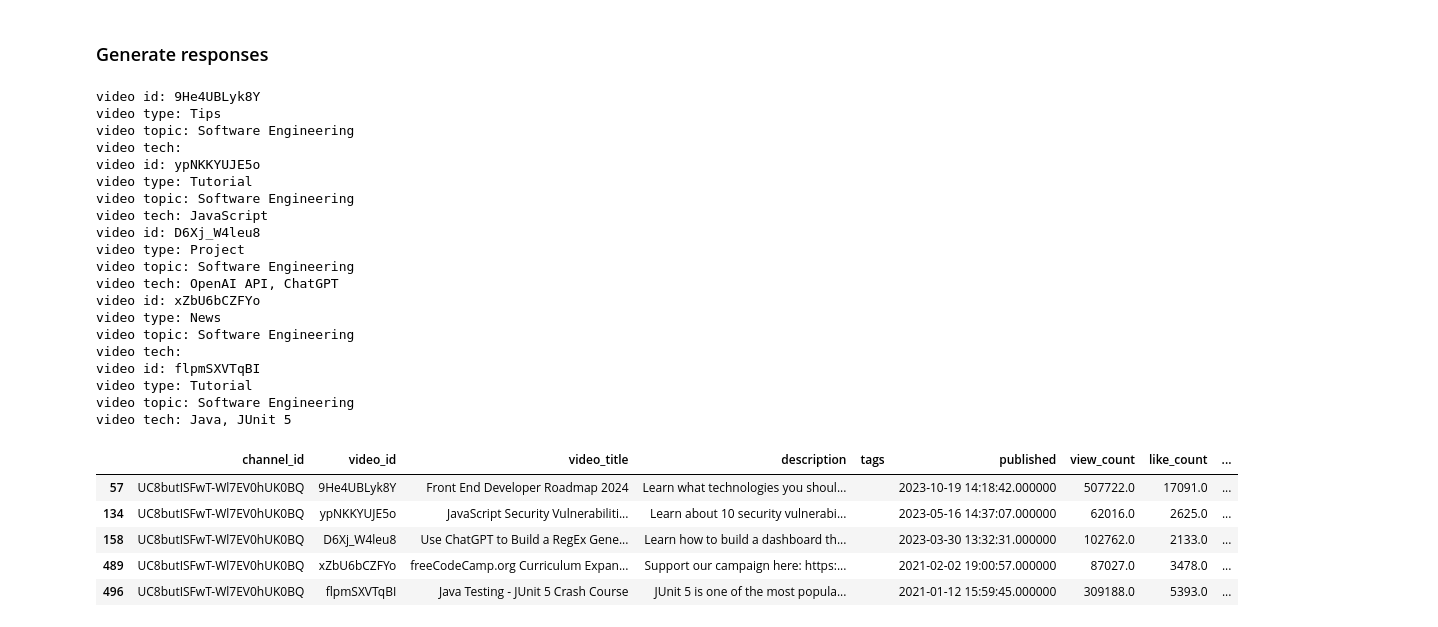
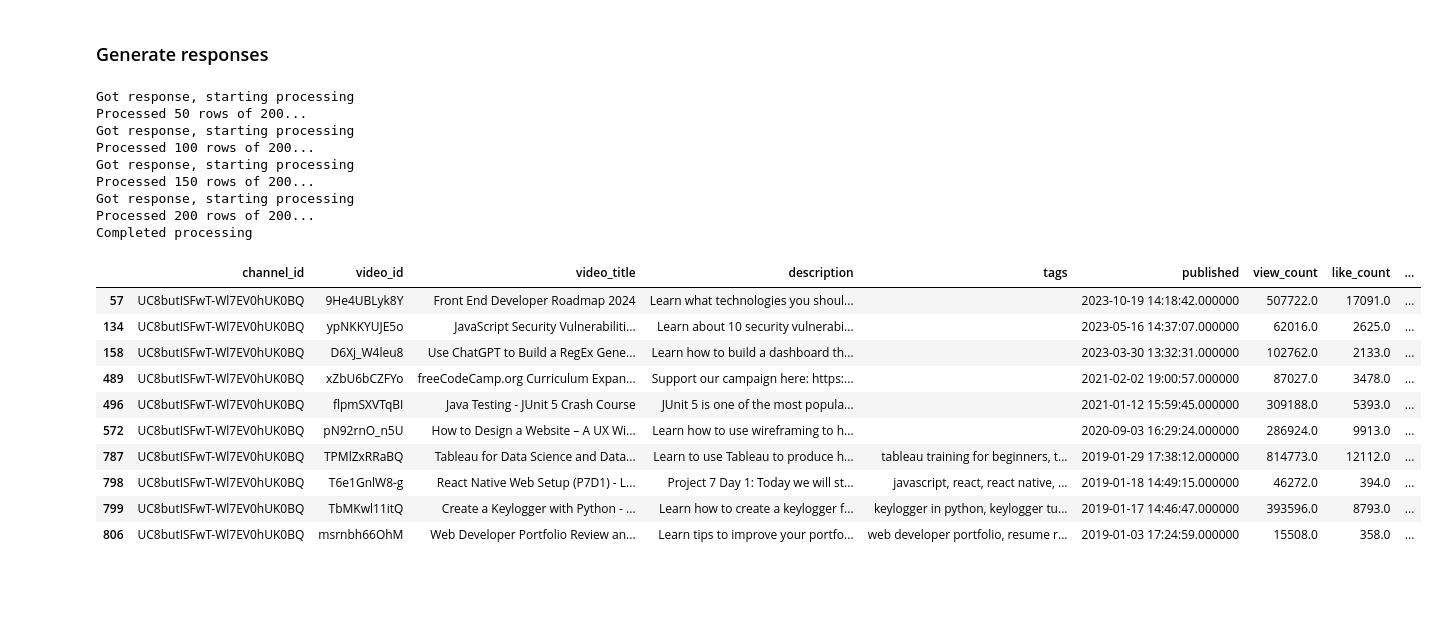
Before and after one commit to harryallum/YouTube-Video-Analysis, a Jupyter notebook: analysis/gemini_classifyer.ipynb, the cells around one changed output. Cells and saved outputs as stored; diff of their text form; code cells hidden in the pictures; blank space fills up the shorter version.

```diff
--- a/analysis/gemini_classifyer.ipynb
+++ b/analysis/gemini_classifyer.ipynb
@@ -45,7 +45,7 @@ videos_for_labelling_df = filter_videos_by_duration(video_df)
 ### Create traning dataset
 # %%
 # Create training dataset
-videos_for_labelling_df = videos_for_labelling_df.head(100) # defines the size of the training dataset
+videos_for_labelling_df = videos_for_labelling_df.head(200) # defines the size of the training dataset
 # %% [markdown]
 ### Create Gemini prompt
 # %%
@@ -140,15 +140,18 @@ total_videos = len(videos_for_labelling_df)
 # Define chunk size
 chunk_size = 50
 
-# Initialize response list
+# Init response list
 responses = []
+
+# Chunk counter
+chunk_count = 0
 
 # Loop through the DataFrame in chunks of 50
 for chunk_start in range(0, total_videos, chunk_size):
     # Get chunk of videos
     videos_chunk = videos_for_labelling_df.iloc[chunk_start:chunk_start + chunk_size]
 
-    # Initialize prompt
+    # Init prompt
     prompt = prompt_str
 
     # Add video information to prompt
@@ -162,55 +165,50 @@ for chunk_start in range(0, total_videos, chunk_size):
 
     video_info_dict = json.loads(response_text)
 
-    # Map video_type, video_topic, and technologies to the existing DataFrame
+    print("Got response, starting processing")
+
+    # Map video_type, video_topic, and technologies to the existing df
     for video in video_info_dict['videos']:
         video_id = video['video_id']
         video_type = video['video_info']['video_type']
         video_topic = video['video_info']['video_topic']
         technologies = ', '.join(video['video_info']['technologies'])
-        print(f"video id: {video_id}")
-        print(f"video type: {video_type}")
-        print(f"video topic: {video_topic}")
-        print(f"video tech: {technologies}")
 
-        # Update the DataFrame with the extracted information
+        # Update the df with the extracted information
         videos_for_labelling_df.loc[videos_for_labelling_df['video_id'] == video_id, 'video_type'] = video_type
         videos_for_labelling_df.loc[videos_for_labelling_df['video_id'] == video_id, 'video_topic'] = video_topic
         videos_for_labelling_df.loc[videos_for_labelling_df['video_id'] == video_id, 'technologies'] = technologies
 
-    chunk = chunk_start + chunk_size
-    print(f'Completed {chunk} rows...')
+    chunk_count += chunk_size
+
+    print(f'Processed {chunk_count} rows of {total_videos}...')
 
     # Add a delay before processing the next chunk
     time.sleep(10)
+
+print('Completed processing')
 # %% [output]
-video id: 9He4UBLyk8Y
-video type: Tips
-video topic: Software Engineering
-video tech:
-video id: ypNKKYUJE5o
-video type: Tutorial
-video topic: Software Engineering
-video tech: JavaScript
-video id: D6Xj_W4leu8
-video type: Project
-video topic: Software Engineering
-video tech: OpenAI API, ChatGPT
-video id: xZbU6bCZFYo
-video type: News
-video topic: Software Engineering
-video tech:
-video id: flpmSXVTqBI
-video type: Tutorial
-video topic: Software Engineering
-video tech: Java, JUnit 5
+Got response, starting processing
+Processed 50 rows of 200...
+Got response, starting processing
+Processed 100 rows of 200...
+Got response, starting processing
+Processed 150 rows of 200...
+Got response, starting processing
+Processed 200 rows of 200...
+Completed processing
 # %%
-videos_for_labelling_df.head()
+videos_for_labelling_df.head(10)
 # %% [output]
 |  | channel_id | video_id | video_title | description | tags | published | view_count | like_count | ... |
 | 57 | UC8butISFwT-Wl7EV0hUK0BQ | 9He4UBLyk8Y | Front End Developer Roadmap 2024 | Learn what technologies you shoul... |  | 2023-10-19 14:18:42.000000 | 507722.0 | 17091.0 | ... |
 | 134 | UC8butISFwT-Wl7EV0hUK0BQ | ypNKKYUJE5o | JavaScript Security Vulnerabiliti... | Learn about 10 security vulnerabi... |  | 2023-05-16 14:37:07.000000 | 62016.0 | 2625.0 | ... |
 | 158 | UC8butISFwT-Wl7EV0hUK0BQ | D6Xj_W4leu8 | Use ChatGPT to Build a RegEx Gene... | Learn how to build a dashboard th... |  | 2023-03-30 13:32:31.000000 | 102762.0 | 2133.0 | ... |
 | 489 | UC8butISFwT-Wl7EV0hUK0BQ | xZbU6bCZFYo | freeCodeCamp.org Curriculum Expan... | Support our campaign here: https:... |  | 2021-02-02 19:00:57.000000 | 87027.0 | 3478.0 | ... |
 | 496 | UC8butISFwT-Wl7EV0hUK0BQ | flpmSXVTqBI | Java Testing - JUnit 5 Crash Course | JUnit 5 is one of the most popula... |  | 2021-01-12 15:59:45.000000 | 309188.0 | 5393.0 | ... |
+| 572 | UC8butISFwT-Wl7EV0hUK0BQ | pN92rnO_n5U | How to Design a Website – A UX Wi... | Learn how to use wireframing to h... |  | 2020-09-03 16:29:24.000000 | 286924.0 | 9913.0 | ... |
+| 787 | UC8butISFwT-Wl7EV0hUK0BQ | TPMlZxRRaBQ | Tableau for Data Science and Data... | Learn to use Tableau to produce h... | tableau training for beginners, t... | 2019-01-29 17:38:12.000000 | 814773.0 | 12112.0 | ... |
+| 798 | UC8butISFwT-Wl7EV0hUK0BQ | T6e1GnlW8-g | React Native Web Setup (P7D1) - L... | Project 7 Day 1: Today we will st... | javascript, react, react native, ... | 2019-01-18 14:49:15.000000 | 46272.0 | 394.0 | ... |
+| 799 | UC8butISFwT-Wl7EV0hUK0BQ | TbMKwl11itQ | Create a Keylogger with Python - ... | Learn how to create a keylogger f... | keylogger in python, keylogger tu... | 2019-01-17 14:46:47.000000 | 393596.0 | 8793.0 | ... |
+| 806 | UC8butISFwT-Wl7EV0hUK0BQ | msrnbh66OhM | Web Developer Portfolio Review an... | Learn tips to improve your portfo... | web developer portfolio, resume r... | 2019-01-03 17:24:59.000000 | 15508.0 | 358.0 | ... |
 # %%
```
Also changed, not shown: parts of 1 cell of this notebook.
